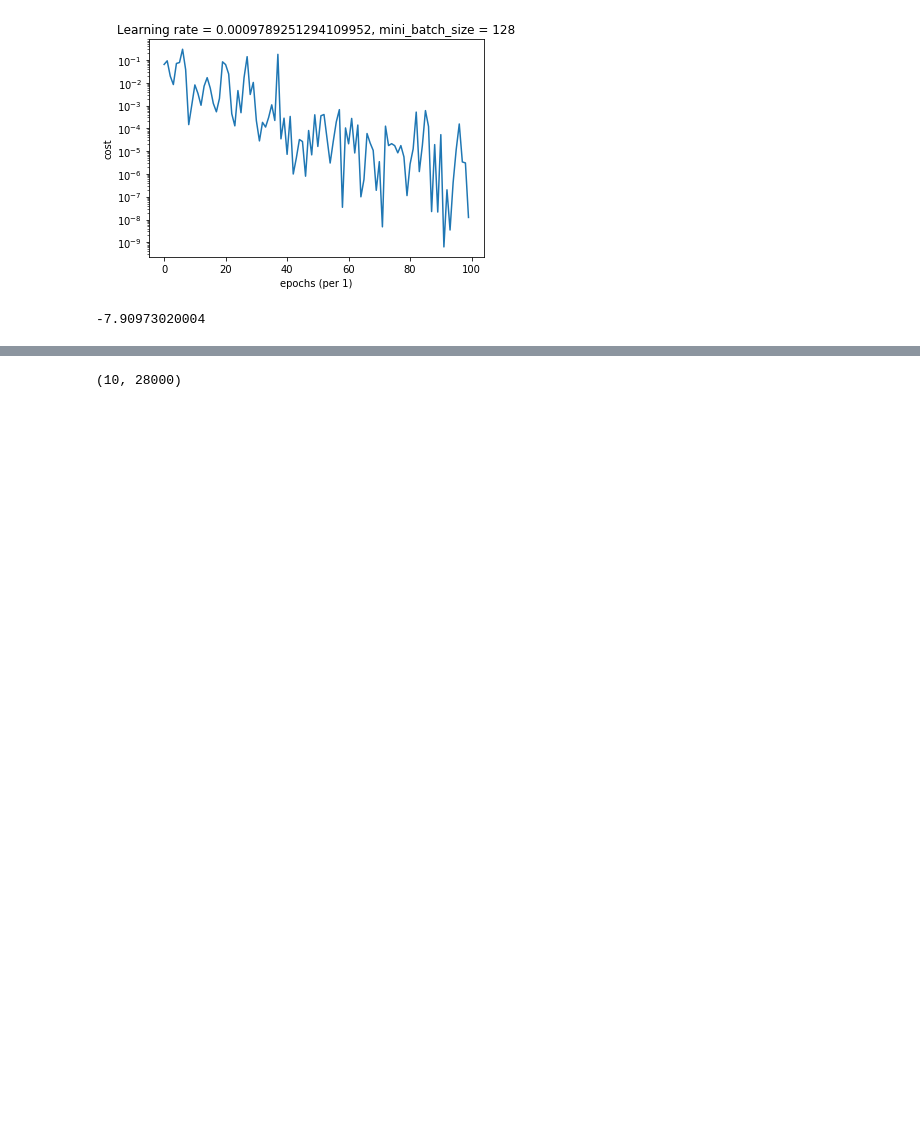
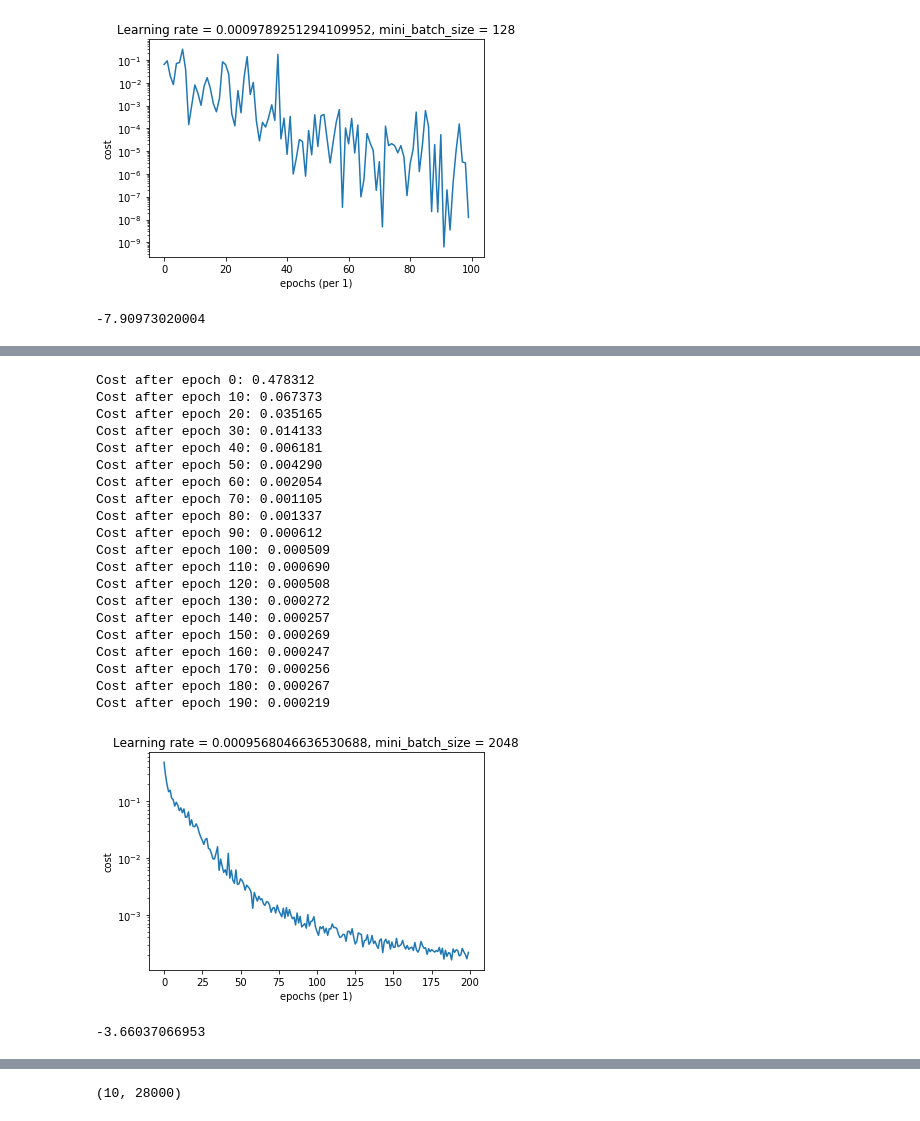
Before and after one commit to woodyko3234/Kaggle---Digit-Recognizer, a Jupyter notebook: Kaggle - Digit Recognizer (DL).ipynb, the cells around one changed output, grey strips where cells are left out. Saved outputs shown, nothing was run; the diff lists cells and outputs as text; code cells hidden in the pictures; blank space fills up the shorter version.

```diff
--- a/Kaggle - Digit Recognizer (DL).ipynb
+++ b/Kaggle - Digit Recognizer (DL).ipynb
@@ -674,0 +697,28 @@ Cost after epoch 95: -4.931747
+# %%
+parameters = model(train_X, train_Y, layer_dims, optimizer = "adam", learning_rate = 0.007,
+                   mini_batch_size = 2048, learning_decay = 0.01,
+                   num_epochs = 200)
+#0.96300
+# %% [output]
+Cost after epoch 0: 0.478312
+Cost after epoch 10: 0.067373
+Cost after epoch 20: 0.035165
+Cost after epoch 30: 0.014133
+Cost after epoch 40: 0.006181
+Cost after epoch 50: 0.004290
+Cost after epoch 60: 0.002054
+Cost after epoch 70: 0.001105
+Cost after epoch 80: 0.001337
+Cost after epoch 90: 0.000612
+Cost after epoch 100: 0.000509
+Cost after epoch 110: 0.000690
+Cost after epoch 120: 0.000508
+Cost after epoch 130: 0.000272
+Cost after epoch 140: 0.000257
+Cost after epoch 150: 0.000269
+Cost after epoch 160: 0.000247
+Cost after epoch 170: 0.000256
+Cost after epoch 180: 0.000267
+Cost after epoch 190: 0.000219
+[figure, added]
+-3.66037066953
```
Also changed, not shown: parts of 47 cells of this notebook, 3 other files.
